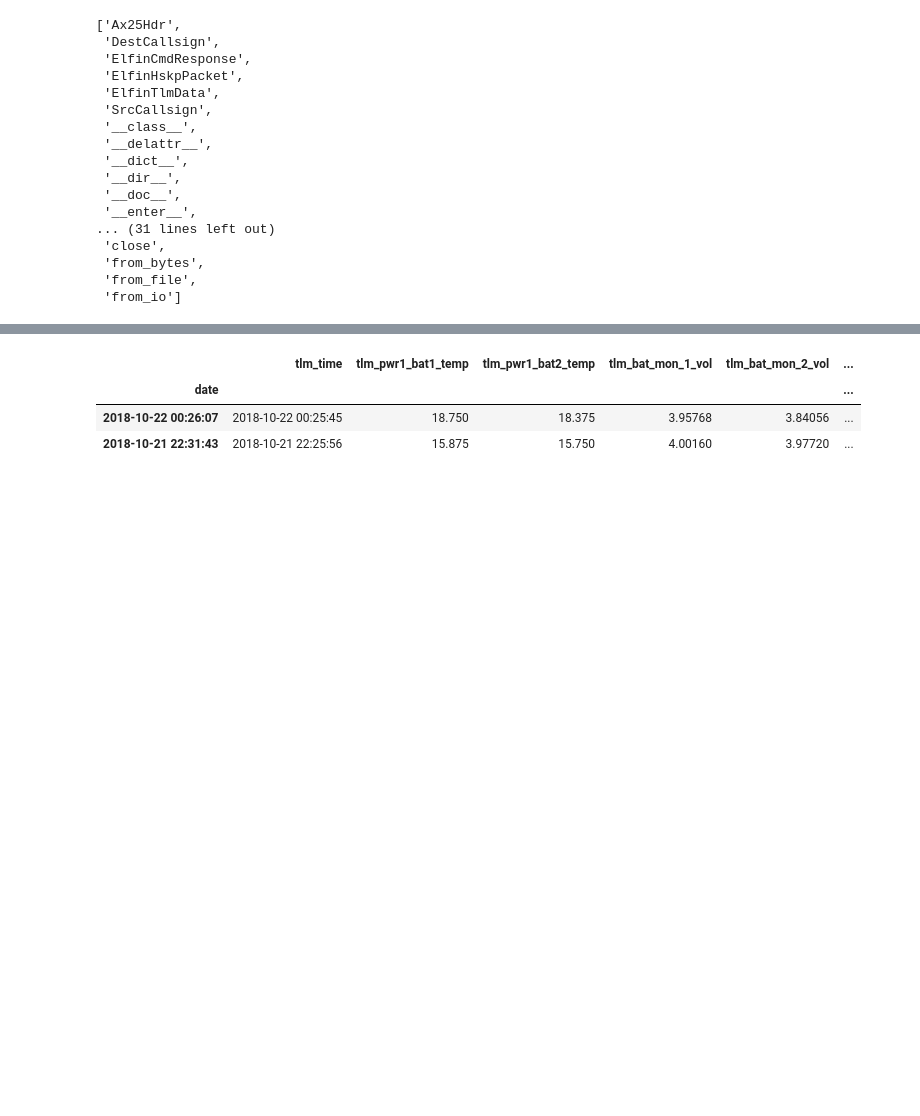
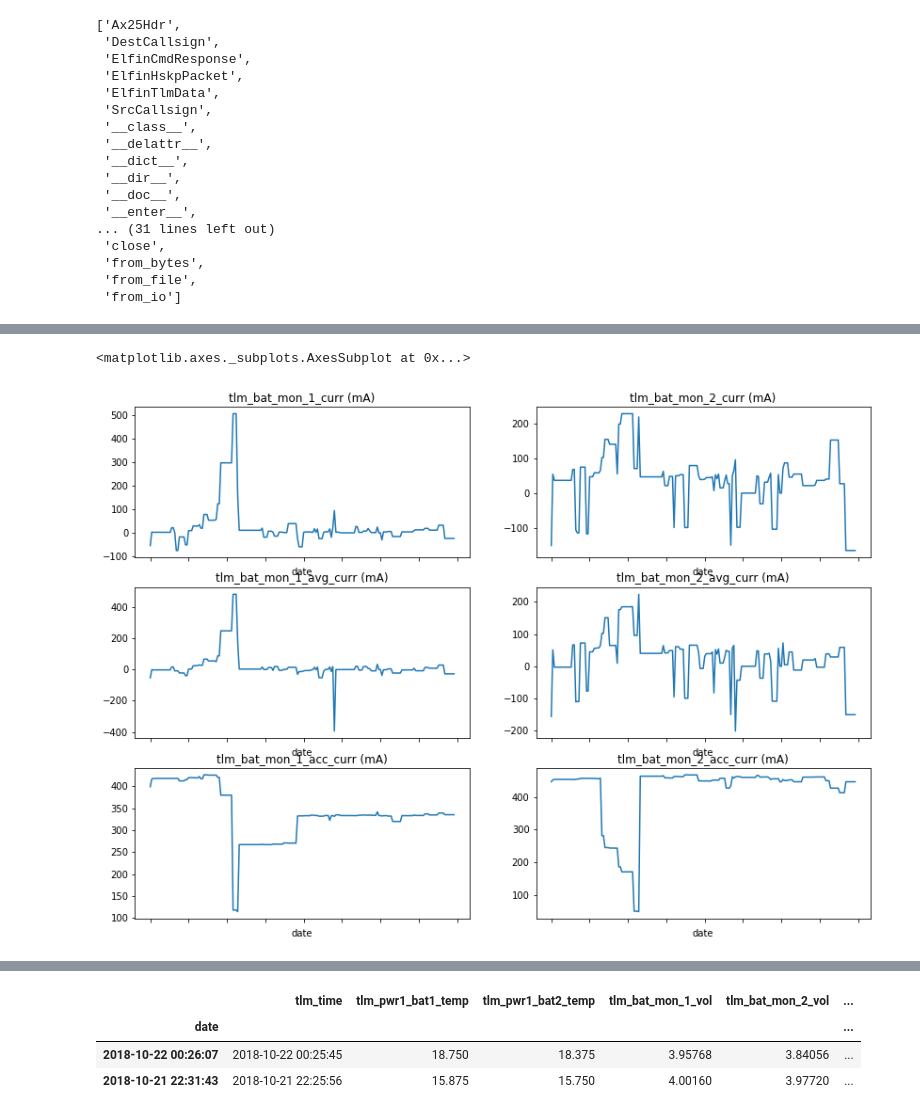
Before and after one commit to geugenm/polaris, a Jupyter notebook: notebooks/parser.ipynb, the cells around one changed output, grey strips where cells are left out. Saved outputs shown, nothing was run; the diff lists cells and outputs as text; code cells hidden in the pictures; blank space fills up the shorter version.

```diff
--- a/notebooks/parser.ipynb
+++ b/notebooks/parser.ipynb
@@ -151,0 +155,39 @@ df_data.tlm_bat_mon_2_vol.plot(title='tlm_bat_mon_2_vol (V)', ax=axes[1])
+# %%
+def get_bat_curr_ma(reg):
+    return reg * 0.065104167
+
+for index, beacon in df_data[:].iterrows():
+    # Instant current
+    d = get_bat_curr_ma(beacon.pkt.elfin_hskp_pwr1_bat_mon_1_cur_reg)
+    df_data.loc[index, 'tlm_bat_mon_1_curr'] = d
+
+    d = get_bat_curr_ma(beacon.pkt.elfin_hskp_pwr1_bat_mon_2_cur_reg)
+    df_data.loc[index, 'tlm_bat_mon_2_curr'] = d
+
+    # Average current
+    d = get_bat_curr_ma(beacon.pkt.elfin_hskp_pwr1_bat_mon_1_avg_cur_reg)
+    df_data.loc[index, 'tlm_bat_mon_1_avg_curr'] = d
+
+    d = get_bat_curr_ma(beacon.pkt.elfin_hskp_pwr1_bat_mon_2_avg_cur_reg)
+    df_data.loc[index, 'tlm_bat_mon_2_avg_curr'] = d
+
+    # Accumulated current
+    d = get_bat_curr_ma(beacon.pkt.elfin_hskp_pwr1_bat_mon_1_acc_curr_reg)
+    df_data.loc[index, 'tlm_bat_mon_1_acc_curr'] = d
+
+    d = get_bat_curr_ma(beacon.pkt.elfin_hskp_pwr1_bat_mon_2_acc_curr_reg)
+    df_data.loc[index, 'tlm_bat_mon_2_acc_curr'] = d
+
+fig, axes = plt.subplots(nrows=3, ncols=2, figsize=(14,10))
+
+df_data.tlm_bat_mon_1_curr.plot(title='tlm_bat_mon_1_curr (mA)', ax=axes[0, 0])
+df_data.tlm_bat_mon_2_curr.plot(title='tlm_bat_mon_2_curr (mA)', ax=axes[0, 1])
+
+df_data.tlm_bat_mon_1_avg_curr.plot(title='tlm_bat_mon_1_avg_curr (mA)', ax=axes[1, 0])
+df_data.tlm_bat_mon_2_avg_curr.plot(title='tlm_bat_mon_2_avg_curr (mA)', ax=axes[1, 1])
+
+df_data.tlm_bat_mon_1_acc_curr.plot(title='tlm_bat_mon_1_acc_curr (mA)', ax=axes[2, 0])
+df_data.tlm_bat_mon_2_acc_curr.plot(title='tlm_bat_mon_2_acc_curr (mA)', ax=axes[2, 1])
+# %% [output]
+<matplotlib.axes._subplots.AxesSubplot at 0x...>
+[figure, added]
```
Also changed, not shown: parts of 10 cells of this notebook.
